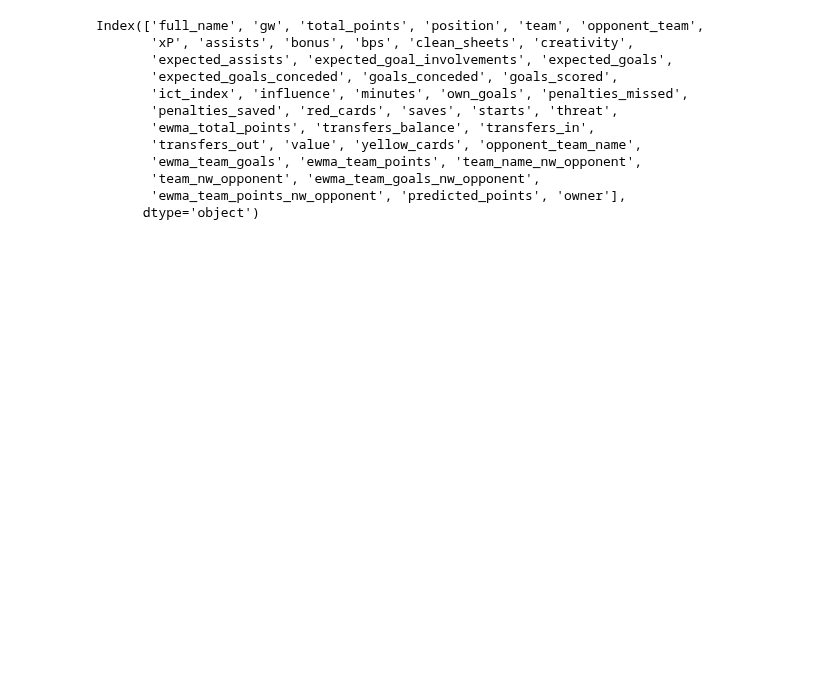
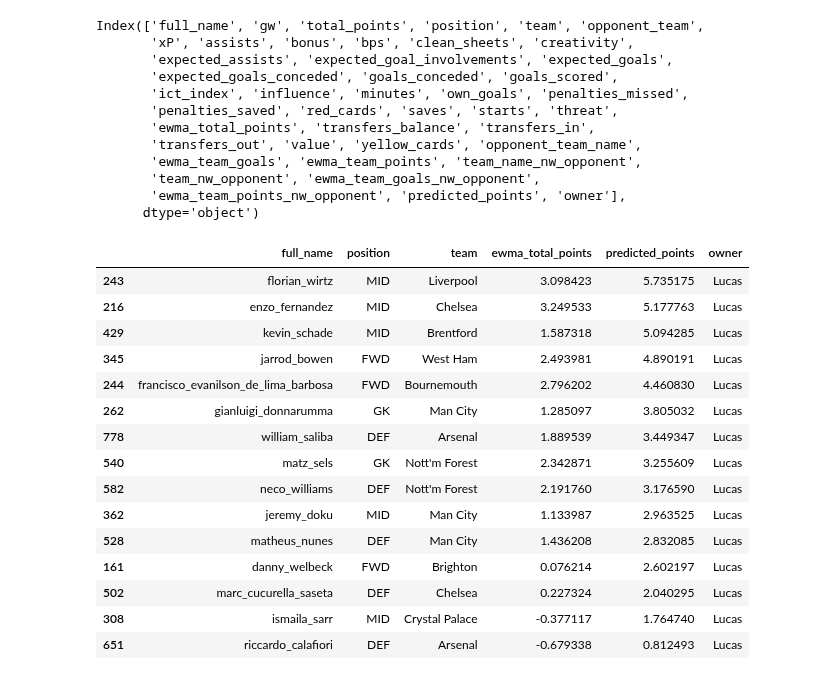
Before and after one commit to doug-ellis/draft_fpl_2526, a Jupyter notebook: transfer/outputs/looking_gw24.ipynb, the cells around one changed output. Saved outputs shown, nothing was run; the diff lists cells and outputs as text; code cells hidden in the pictures; blank space fills up the shorter version.

```diff
--- a/transfer/outputs/looking_gw24.ipynb
+++ b/transfer/outputs/looking_gw24.ipynb
@@ -472,3 +472,22 @@ Index(['full_name', 'gw', 'total_points', 'position', 'team', 'opponent_team',
        'team_nw_opponent', 'ewma_team_goals_nw_opponent',
        'ewma_team_points_nw_opponent', 'predicted_points', 'owner'],
       dtype='object')
+# %%
+df_sorted.query('owner=="Lucas"')
+# %% [output]
+|  | full_name | position | team | ewma_total_points | predicted_points | owner |
+| 243 | florian_wirtz | MID | Liverpool | 3.098423 | 5.735175 | Lucas |
+| 216 | enzo_fernandez | MID | Chelsea | 3.249533 | 5.177763 | Lucas |
+| 429 | kevin_schade | MID | Brentford | 1.587318 | 5.094285 | Lucas |
+| 345 | jarrod_bowen | FWD | West Ham | 2.493981 | 4.890191 | Lucas |
+| 244 | francisco_evanilson_de_lima_barbosa | FWD | Bournemouth | 2.796202 | 4.460830 | Lucas |
+| 262 | gianluigi_donnarumma | GK | Man City | 1.285097 | 3.805032 | Lucas |
+| 778 | william_saliba | DEF | Arsenal | 1.889539 | 3.449347 | Lucas |
+| 540 | matz_sels | GK | Nott'm Forest | 2.342871 | 3.255609 | Lucas |
+| 582 | neco_williams | DEF | Nott'm Forest | 2.191760 | 3.176590 | Lucas |
+| 362 | jeremy_doku | MID | Man City | 1.133987 | 2.963525 | Lucas |
+| 528 | matheus_nunes | DEF | Man City | 1.436208 | 2.832085 | Lucas |
+| 161 | danny_welbeck | FWD | Brighton | 0.076214 | 2.602197 | Lucas |
+| 502 | marc_cucurella_saseta | DEF | Chelsea | 0.227324 | 2.040295 | Lucas |
+| 308 | ismaila_sarr | MID | Crystal Palace | -0.377117 | 1.764740 | Lucas |
+| 651 | riccardo_calafiori | DEF | Arsenal | -0.679338 | 0.812493 | Lucas |
```
Also changed, not shown: parts of 14 cells of this notebook, 2 other files.
